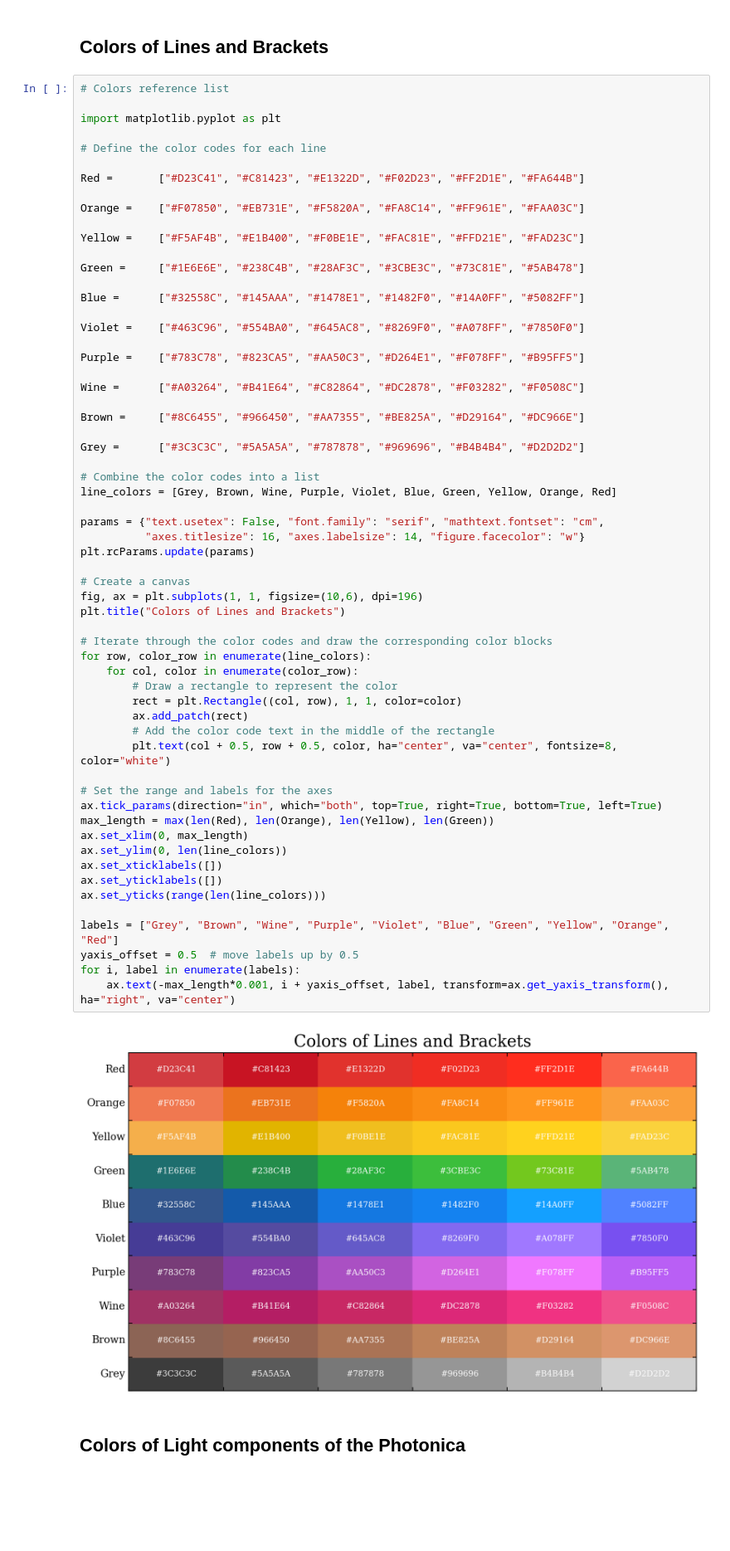
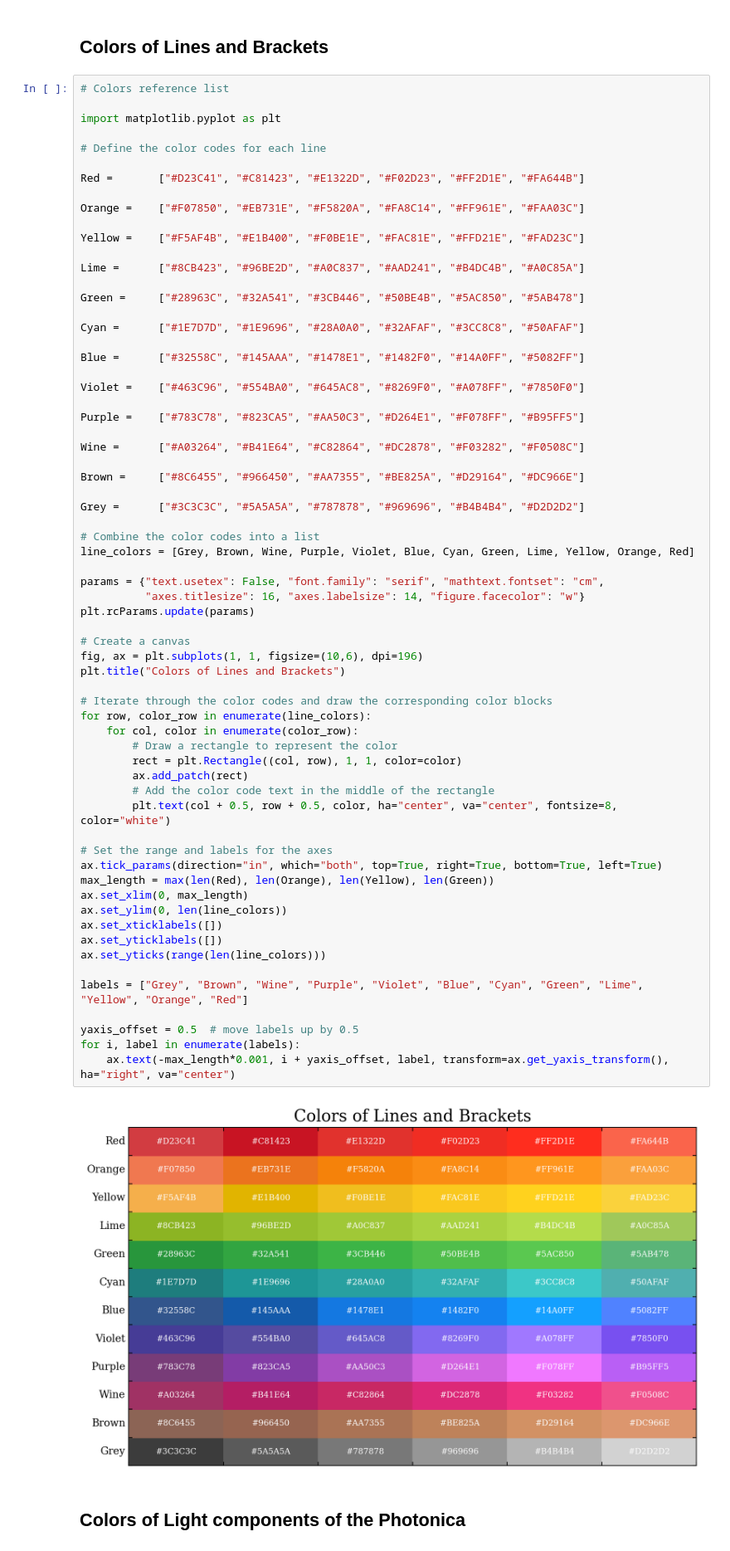
Before and after one commit to Photonico/Computational_Physics_Topics, a Jupyter notebook: Color References/Colors Demonstration.ipynb, the cells around one changed output. Shown at 83% size. Cells and saved outputs as stored; diff of their text form; blank space fills up the shorter version.

```diff
--- a/Color References/Colors Demonstration.ipynb
+++ b/Color References/Colors Demonstration.ipynb
@@ -55,7 +55,11 @@ Orange =    ["#F07850", "#EB731E", "#F5820A", "#FA8C14", "#FF961E", "#FAA03C"]
 
 Yellow =    ["#F5AF4B", "#E1B400", "#F0BE1E", "#FAC81E", "#FFD21E", "#FAD23C"]
 
-Green =     ["#1E6E6E", "#238C4B", "#28AF3C", "#3CBE3C", "#73C81E", "#5AB478"]
+Lime =      ["#8CB423", "#96BE2D", "#A0C837", "#AAD241", "#B4DC4B", "#A0C85A"]
+
+Green =     ["#28963C", "#32A541", "#3CB446", "#50BE4B", "#5AC850", "#5AB478"]
+
+Cyan =      ["#1E7D7D", "#1E9696", "#28A0A0", "#32AFAF", "#3CC8C8", "#50AFAF"]
 
 Blue =      ["#32558C", "#145AAA", "#1478E1", "#1482F0", "#14A0FF", "#5082FF"]
 
@@ -70,40 +74,41 @@ Brown =     ["#8C6455", "#966450", "#AA7355", "#BE825A", "#D29164", "#DC966E"]
 Grey =      ["#3C3C3C", "#5A5A5A", "#787878", "#969696", "#B4B4B4", "#D2D2D2"]
 
 # Combine the color codes into a list
-line_colors = [Grey, Brown, Wine, Purple, Violet, Blue, Green, Yellow, Orange, Red]
+line_colors = [Grey, Brown, Wine, Purple, Violet, Blue, Cyan, Green, Lime, Yellow, Orange, Red]
 
 params = {"text.usetex": False, "font.family": "serif", "mathtext.fontset": "cm",
           "axes.titlesize": 16, "axes.labelsize": 14, "figure.facecolor": "w"}
 plt.rcParams.update(params)
 
 # Create a canvas
 fig, ax = plt.subplots(1, 1, figsize=(10,6), dpi=196)
 plt.title("Colors of Lines and Brackets")
 
 # Iterate through the color codes and draw the corresponding color blocks
 for row, color_row in enumerate(line_colors):
     for col, color in enumerate(color_row):
         # Draw a rectangle to represent the color
         rect = plt.Rectangle((col, row), 1, 1, color=color)
         ax.add_patch(rect)
         # Add the color code text in the middle of the rectangle
         plt.text(col + 0.5, row + 0.5, color, ha="center", va="center", fontsize=8, color="white")
 
 # Set the range and labels for the axes
 ax.tick_params(direction="in", which="both", top=True, right=True, bottom=True, left=True)
 max_length = max(len(Red), len(Orange), len(Yellow), len(Green))
 ax.set_xlim(0, max_length)
 ax.set_ylim(0, len(line_colors))
 ax.set_xticklabels([])
 ax.set_yticklabels([])
 ax.set_yticks(range(len(line_colors)))
 
-labels = ["Grey", "Brown", "Wine", "Purple", "Violet", "Blue", "Green", "Yellow", "Orange", "Red"]
+labels = ["Grey", "Brown", "Wine", "Purple", "Violet", "Blue", "Cyan", "Green", "Lime", "Yellow", "Orange", "Red"]
+
 yaxis_offset = 0.5  # move labels up by 0.5
 for i, label in enumerate(labels):
     ax.text(-max_length*0.001, i + yaxis_offset, label, transform=ax.get_yaxis_transform(), ha="right", va="center")
 # %% [output]
-[figure, old version]
+[figure, new version]
 # %% [markdown]
 ## Colors of Light components of the Photonica
 # %%
```
